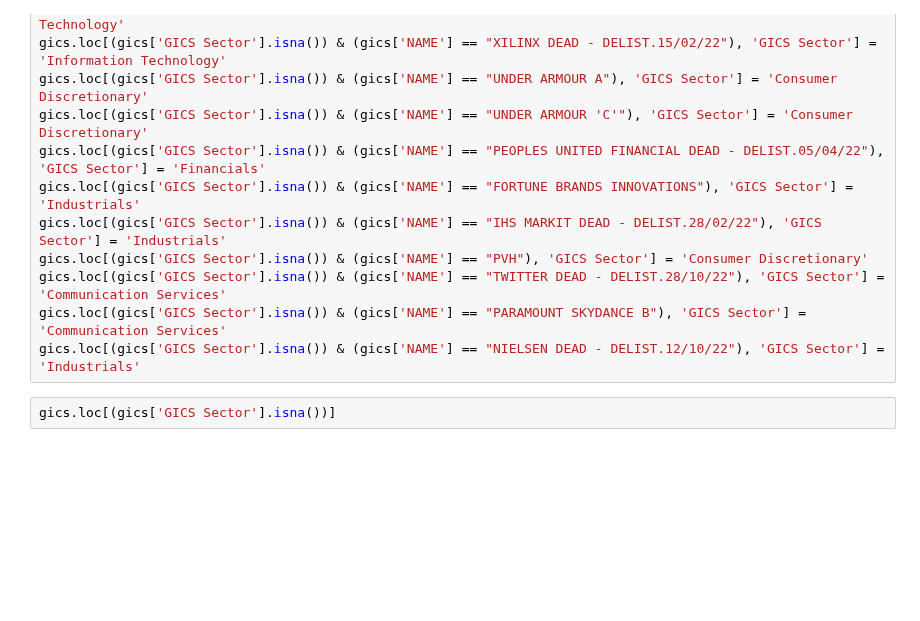
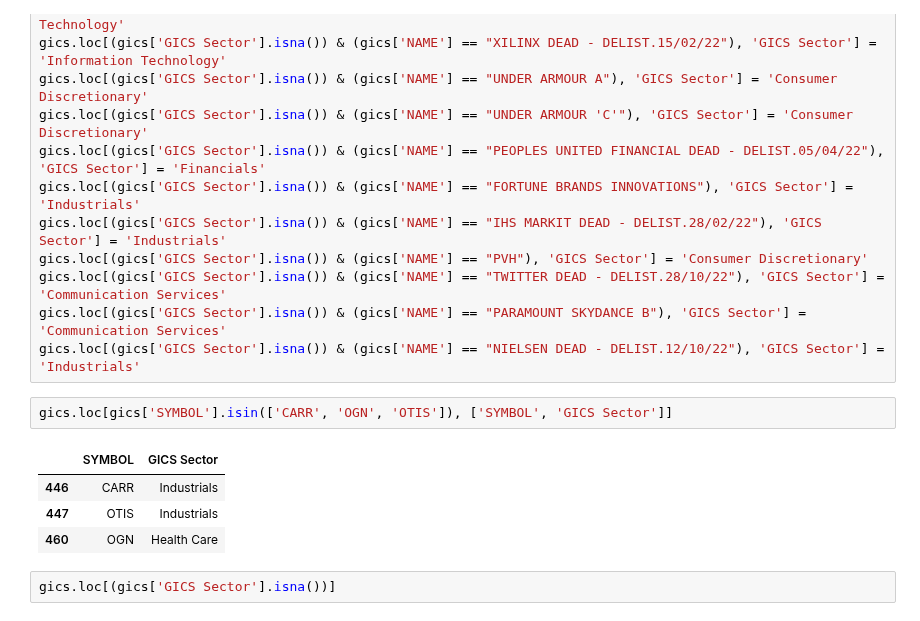
Before and after one commit to rebecca-di-francesco-bfh/sectoral-decarbonization, a Jupyter notebook: create_datasets_dec_21.ipynb, the cells around one changed output. Drawn from its saved outputs; the diff is of its cells as text; blank space fills up the shorter version.

```diff
--- a/create_datasets_dec_21.ipynb
+++ b/create_datasets_dec_21.ipynb
@@ -121,6 +121,13 @@ gics.loc[(gics['GICS Sector'].isna()) & (gics['NAME'] == "PVH"), 'GICS Sector']
 gics.loc[(gics['GICS Sector'].isna()) & (gics['NAME'] == "TWITTER DEAD - DELIST.28/10/22"), 'GICS Sector'] = 'Communication Services'
 gics.loc[(gics['GICS Sector'].isna()) & (gics['NAME'] == "PARAMOUNT SKYDANCE B"), 'GICS Sector'] = 'Communication Services'
 gics.loc[(gics['GICS Sector'].isna()) & (gics['NAME'] == "NIELSEN DEAD - DELIST.12/10/22"), 'GICS Sector'] = 'Industrials'
+# %%
+gics.loc[gics['SYMBOL'].isin(['CARR', 'OGN', 'OTIS']), ['SYMBOL', 'GICS Sector']]
+# %% [output]
+|  | SYMBOL | GICS Sector |
+| 446 | CARR | Industrials |
+| 447 | OTIS | Industrials |
+| 460 | OGN | Health Care |
 # %%
 gics.loc[(gics['GICS Sector'].isna())]
 # %% [output]
```
Also changed, not shown: 59 other files.
